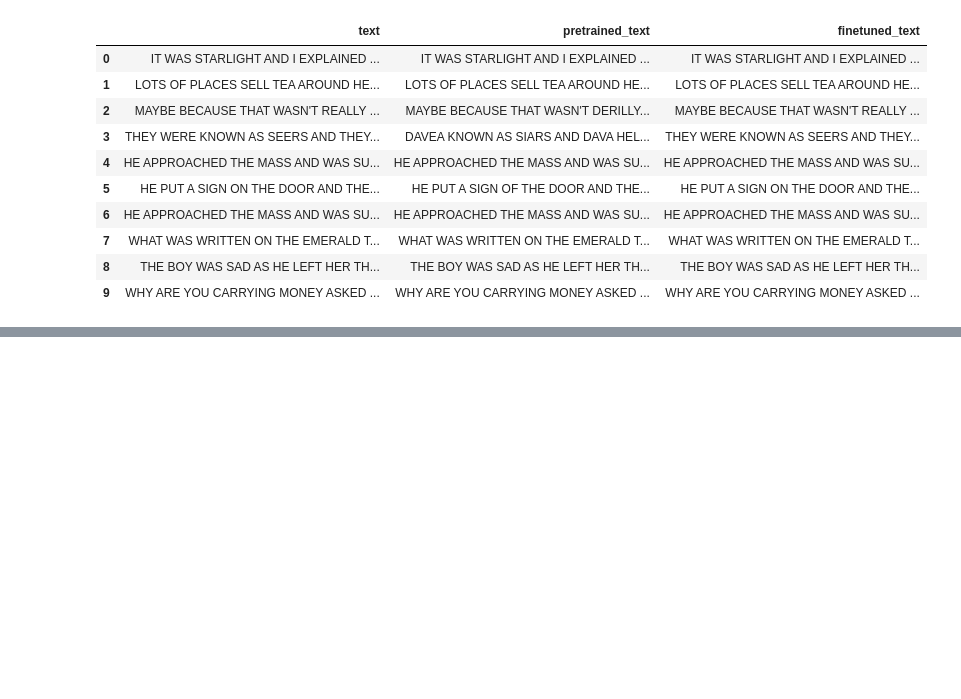
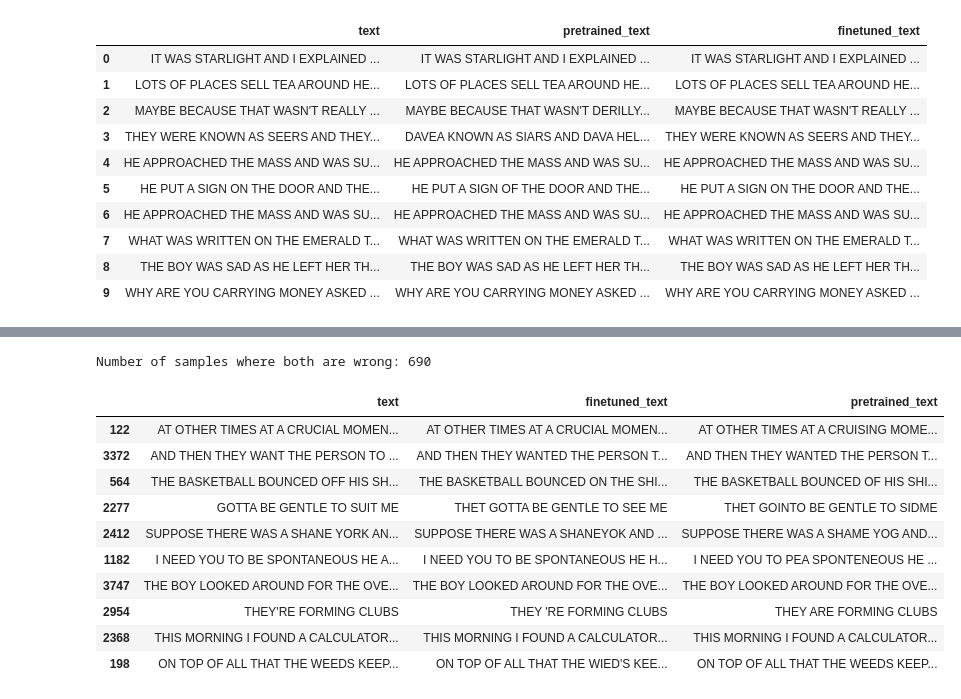
Before and after one commit to Nihczsche/htx_xdata_test, a Jupyter notebook: asr-train/cv-train-4.ipynb, the cells around one changed output, grey strips where cells are left out. Cells and saved outputs as stored; diff of their text form; code cells hidden in the pictures; blank space fills up the shorter version.

```diff
--- a/asr-train/cv-train-4.ipynb
+++ b/asr-train/cv-train-4.ipynb
@@ -176,0 +237,18 @@ cv_dev_metadata.to_csv("cv-valid-dev.csv", index=False)
+# %%
+cv_both_bad_df = cv_dev_results[(cv_dev_results["text"] != cv_dev_results["finetuned_text"]) & (cv_dev_results["text"] != cv_dev_results["pretrained_text"])]
+
+print("Number of samples where both are wrong: {}".format(len(cv_both_bad_df)))
+display(HTML(cv_both_bad_df.sample(10).to_html()))
+# %% [output]
+Number of samples where both are wrong: 690
+|  | text | finetuned_text | pretrained_text |
+| 122 | AT OTHER TIMES AT A CRUCIAL MOMEN... | AT OTHER TIMES AT A CRUCIAL MOMEN... | AT OTHER TIMES AT A CRUISING MOME... |
+| 3372 | AND THEN THEY WANT THE PERSON TO ... | AND THEN THEY WANTED THE PERSON T... | AND THEN THEY WANTED THE PERSON T... |
+| 564 | THE BASKETBALL BOUNCED OFF HIS SH... | THE BASKETBALL BOUNCED ON THE SHI... | THE BASKETBALL BOUNCED OF HIS SHI... |
+| 2277 | GOTTA BE GENTLE TO SUIT ME | THET GOTTA BE GENTLE TO SEE ME | THET GOINTO BE GENTLE TO SIDME |
+| 2412 | SUPPOSE THERE WAS A SHANE YORK AN... | SUPPOSE THERE WAS A SHANEYOK AND ... | SUPPOSE THERE WAS A SHAME YOG AND... |
+| 1182 | I NEED YOU TO BE SPONTANEOUS HE A... | I NEED YOU TO BE SPONTANEOUS HE H... | I NEED YOU TO PEA SPONTENEOUS HE ... |
+| 3747 | THE BOY LOOKED AROUND FOR THE OVE... | THE BOY LOOKED AROUND FOR THE OVE... | THE BOY LOOKED AROUND FOR THE OVE... |
+| 2954 | THEY'RE FORMING CLUBS | THEY 'RE FORMING CLUBS | THEY ARE FORMING CLUBS |
+| 2368 | THIS MORNING I FOUND A CALCULATOR... | THIS MORNING I FOUND A CALCULATOR... | THIS MORNING I FOUND A CALCULATOR... |
+| 198 | ON TOP OF ALL THAT THE WEEDS KEEP... | ON TOP OF ALL THAT THE WIED'S KEE... | ON TOP OF ALL THAT THE WEEDS KEEP... |
```
Also changed, not shown: parts of 5 cells of this notebook, 8 other files.
